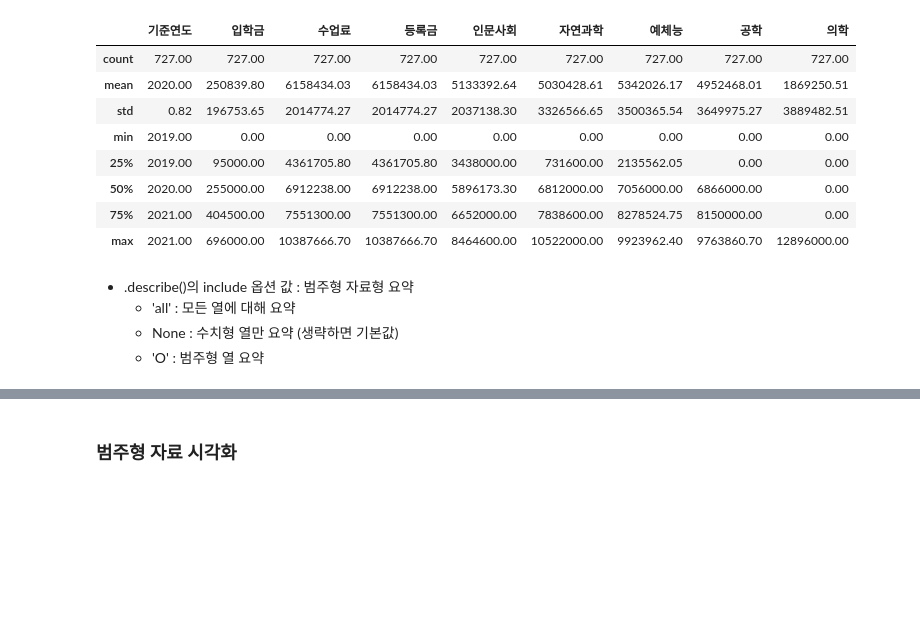
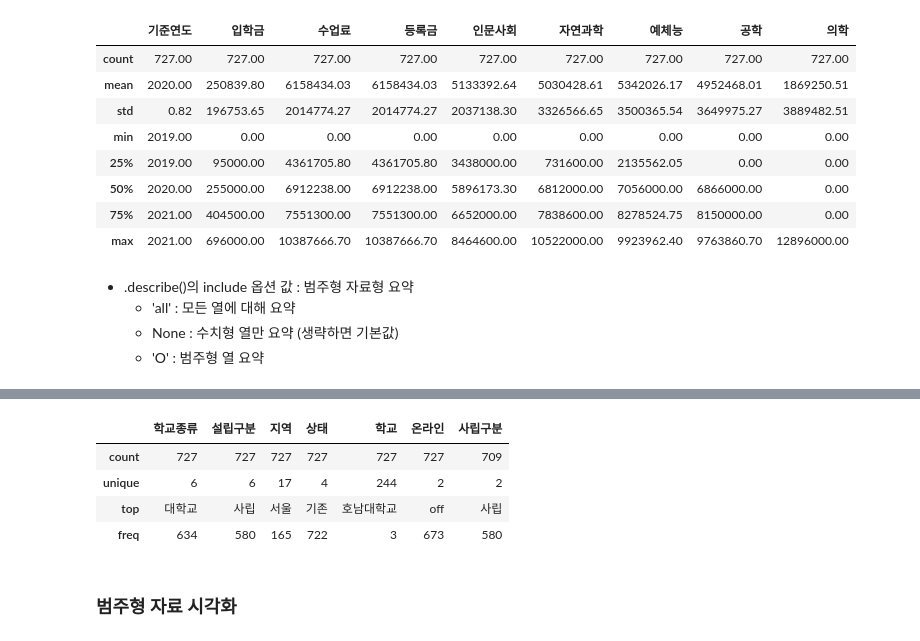
Before and after one commit to SASmammoth/2021_PNUAC_AIData, a Jupyter notebook: 09_codelab5_eda.ipynb, the cells around one changed output, grey strips where cells are left out. Cells and saved outputs as stored; diff of their text form; code cells hidden in the pictures; blank space fills up the shorter version.

```diff
--- a/09_codelab5_eda.ipynb
+++ b/09_codelab5_eda.ipynb
@@ -717,6 +706,3 @@ df[ ]
 + df[새로운열명] = 값
 + 시리즈.map(딕션너리) : 해당 시리즈의 내용에 매핑할 값을 딕셔너리 형태로 지정
 ---
-# %%
-df['온라인'] =
-df.head(2)
@@ -768,3 +750,11 @@ df.describe()
+# %%
+df.describe(include='O')
+# %% [output]
+|  | 학교종류 | 설립구분 | 지역 | 상태 | 학교 | 온라인 | 사립구분 |
+| count | 727 | 727 | 727 | 727 | 727 | 727 | 709 |
+| unique | 6 | 6 | 17 | 4 | 244 | 2 | 2 |
+| top | 대학교 | 사립 | 서울 | 기존 | 호남대학교 | off | 사립 |
+| freq | 634 | 580 | 165 | 722 | 3 | 673 | 580 |
 # %% [markdown]
 ### 범주형 자료 시각화
 # %%
```
Also changed, not shown: parts of 47 cells of this notebook.
